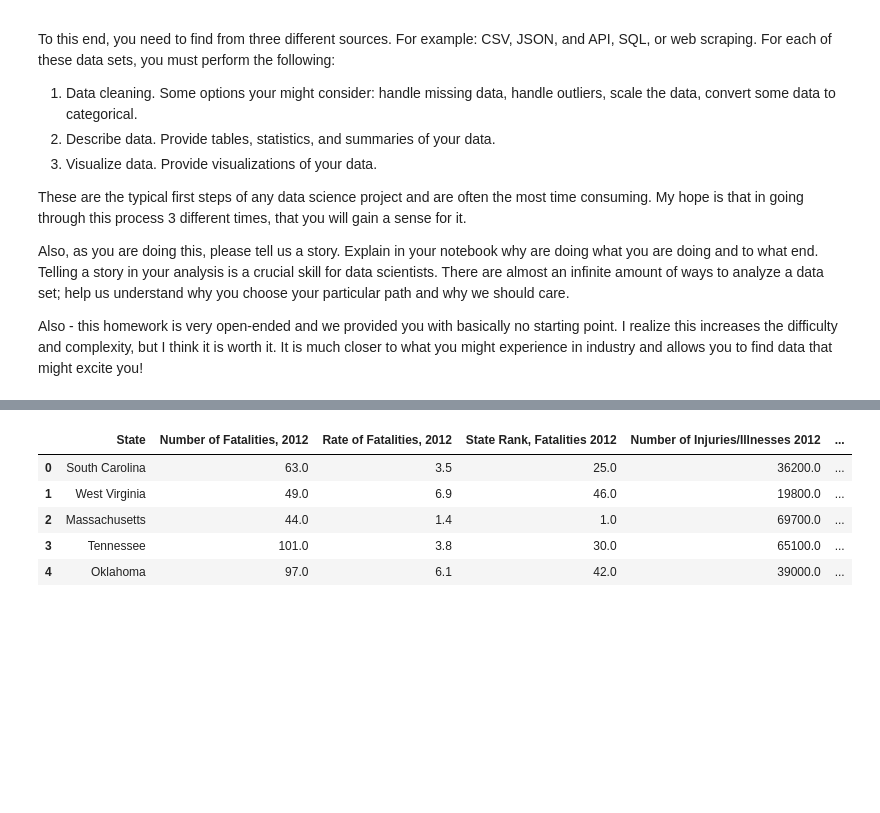
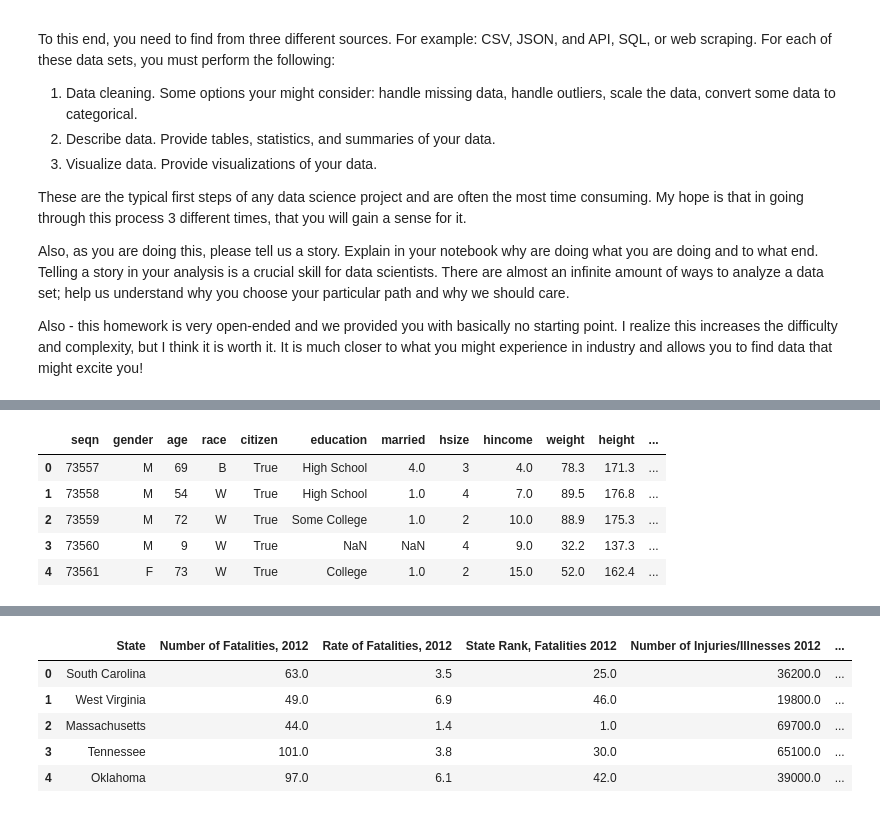
Before and after one commit to asfabiano/byu_econ_applied_machine_learning, a Jupyter notebook: homeworks/Homework_1.ipynb, the cells around one changed output, grey strips where cells are left out. Saved outputs shown, nothing was run; the diff lists cells and outputs as text; code cells hidden in the pictures; blank space fills up the shorter version.

```diff
--- a/homeworks/Homework_1.ipynb
+++ b/homeworks/Homework_1.ipynb
@@ -34,0 +45,9 @@ nhanes.describe()
+# %%
+nhanes.head()
+# %% [output]
+|  | seqn | gender | age | race | citizen | education | married | hsize | hincome | weight | height | ... |
+| 0 | 73557 | M | 69 | B | True | High School | 4.0 | 3 | 4.0 | 78.3 | 171.3 | ... |
+| 1 | 73558 | M | 54 | W | True | High School | 1.0 | 4 | 7.0 | 89.5 | 176.8 | ... |
+| 2 | 73559 | M | 72 | W | True | Some College | 1.0 | 2 | 10.0 | 88.9 | 175.3 | ... |
+| 3 | 73560 | M | 9 | W | True | NaN | NaN | 4 | 9.0 | 32.2 | 137.3 | ... |
+| 4 | 73561 | F | 73 | W | True | College | 1.0 | 2 | 15.0 | 52.0 | 162.4 | ... |
```
Also changed, not shown: parts of 4 cells of this notebook.
